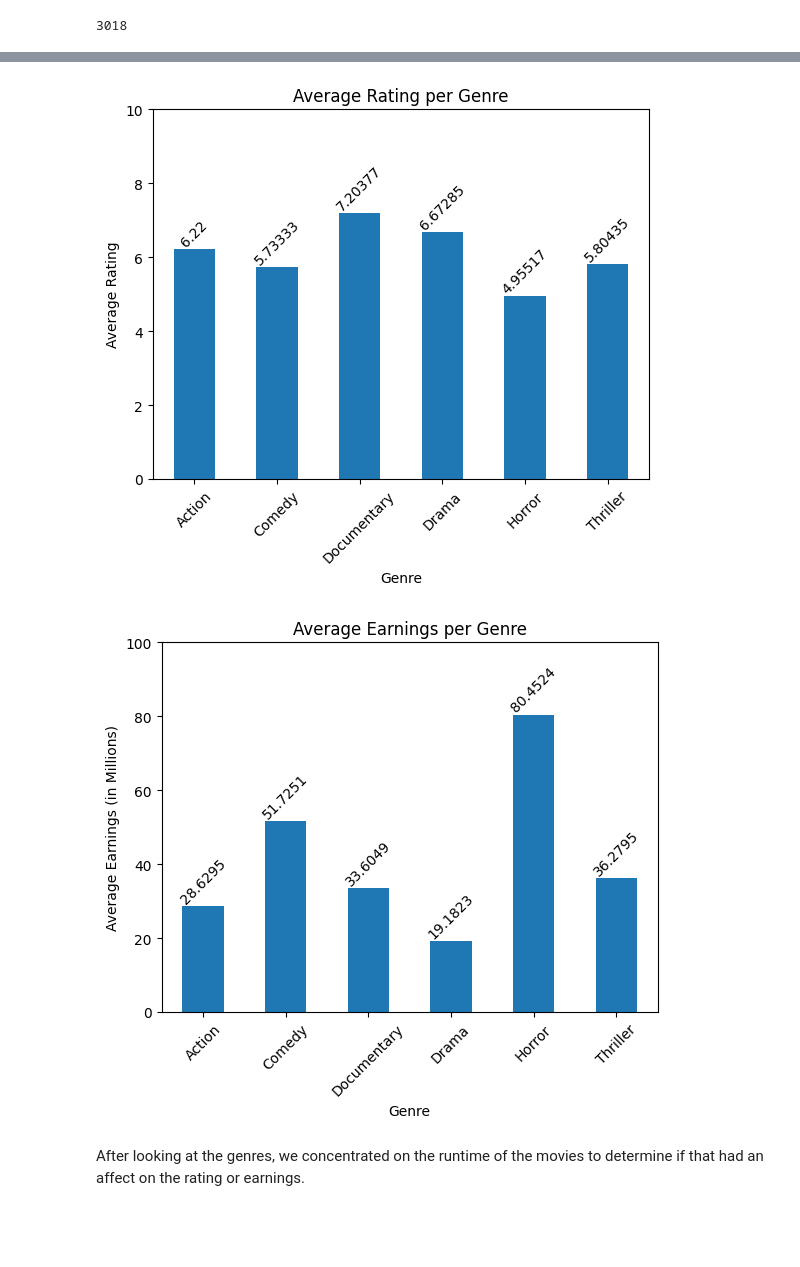
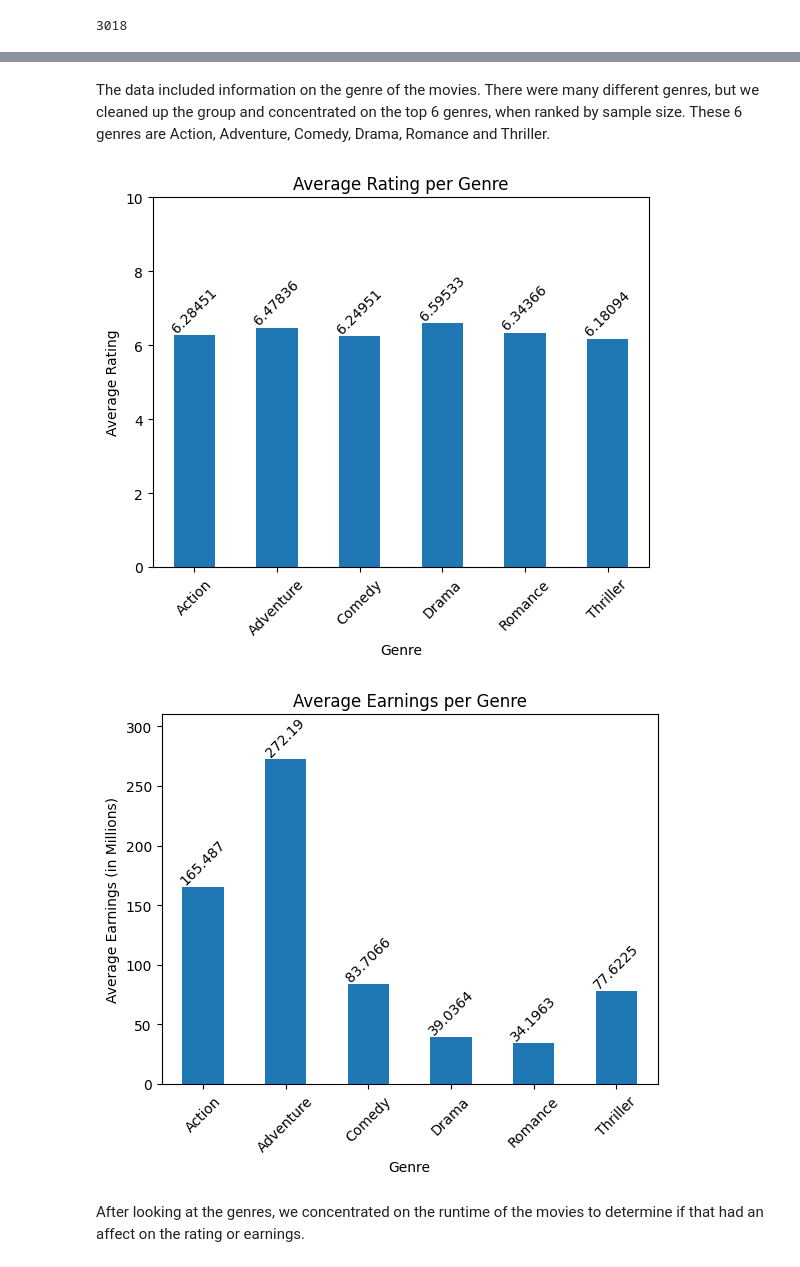
Before and after one commit to jscriven0218/MakingItInHollywood, a Jupyter notebook: MakingItInHollywood.ipynb, the cells around one changed output, grey strips where cells are left out. Saved outputs shown, nothing was run; the diff lists cells and outputs as text; code cells hidden in the pictures; blank space fills up the shorter version.

```diff
--- a/MakingItInHollywood.ipynb
+++ b/MakingItInHollywood.ipynb
@@ -242,5 +269,5 @@ movie_info_single_genre
 # %%
-genre_count = movie_info_single_genre.value_counts('genres')
+genre_count = movie_info.value_counts('genres')
 genre_count = genre_count.sort_values(ascending=False)
 genre_count
 # %% [output]
@@ -265,6 +292,6 @@ genre_count
 dtype: int64
 # %%
-low_genres = genre_count[genre_count < 10]
+low_genres = genre_count[genre_count < 400]
 low_genres
 # %% [output]
 |  | count |
@@ -283,8 +316,8 @@ low_genres
 dtype: int64
 # %%
-movie_info_single_genre = movie_info_single_genre[~movie_info_single_genre['genres'].isin(low_genres.index)]
-movie_info_single_genre = movie_info_single_genre[~movie_info_single_genre['genres'].str.contains('None')]
-movie_info_single_genre = movie_info_single_genre.dropna(subset=['runtime_minutes'])
-movie_info_single_genre
+movie_info = movie_info[~movie_info['genres'].isin(low_genres.index)]
+movie_info = movie_info[~movie_info['genres'].str.contains('None')]
+movie_info = movie_info.dropna(subset=['runtime_minutes'])
+movie_info
 # %% [output]
 |  | movie_id | title | total_gross_inmil | runtime_minutes | genres | averagerating |
@@ -303,7 +336,7 @@ movie_info_single_genre
 # %%
-genre_rating = movie_info_single_genre.groupby('genres')['averagerating'].mean()
-genre_count = movie_info_single_genre.value_counts('genres')
-genre_earning = movie_info_single_genre.groupby('genres')['total_gross_inmil'].mean()
+genre_rating = movie_info.groupby('genres')['averagerating'].mean()
+genre_count = movie_info.value_counts('genres')
+genre_earning = movie_info.groupby('genres')['total_gross_inmil'].mean()
 
 genre_info = pd.DataFrame({'rating': genre_rating, 'count': genre_count, 'earnings': genre_earning})
 genre_info = genre_info.reset_index()
@@ -319,24 +352,27 @@ genre_info
+# %% [markdown]
+The data included information on the genre of the movies.  There were many different genres, but we cleaned up the group and concentrated on the top 6 genres, when ranked by sample size.  These 6 genres are Action, Adventure, Comedy, Drama, Romance and Thriller.
+# %%
+ax = genre_info.plot(x='genres', y='rating', kind='bar', legend=False)
+ax.set_xlabel('Genre')
+ax.set_ylabel('Average Rating')
+ax.set_title('Average Rating per Genre')
+plt.bar_label(ax.containers[0], rotation = 45)
+plt.xticks(rotation=45)
+plt.ylim(0,10)
+plt.show()
+# %% [output]
+[figure, added]
 # %%
-ax = genre_info.plot(x='genres', y='rating', kind='bar', legend=False)
-ax.set_xlabel('Genre')
-ax.set_ylabel('Average Rating')
-ax.set_title('Average Rating per Genre')
-plt.bar_label(ax.containers[0], rotation = 45)
-plt.xticks(rotation=45)
-plt.ylim(0,10)
-plt.show()
-
 ax = genre_info.plot(x='genres', y='earnings', kind='bar', legend=False)
 ax.set_xlabel('Genre')
 ax.set_ylabel('Average Earnings (in Millions)')
 ax.set_title('Average Earnings per Genre')
 plt.bar_label(ax.containers[0], rotation = 45)
 plt.xticks(rotation=45)
-plt.ylim(0,100)
+plt.ylim(0,310)
 plt.show()
 # %% [output]
-[figure, old version]
+[figure, new version]
-[figure, removed]
 # %% [markdown]
 After looking at the genres, we concentrated on the runtime of the movies to determine if that had an affect on the rating or earnings.
 # %%
```
Also changed, not shown: parts of 27 cells of this notebook.
